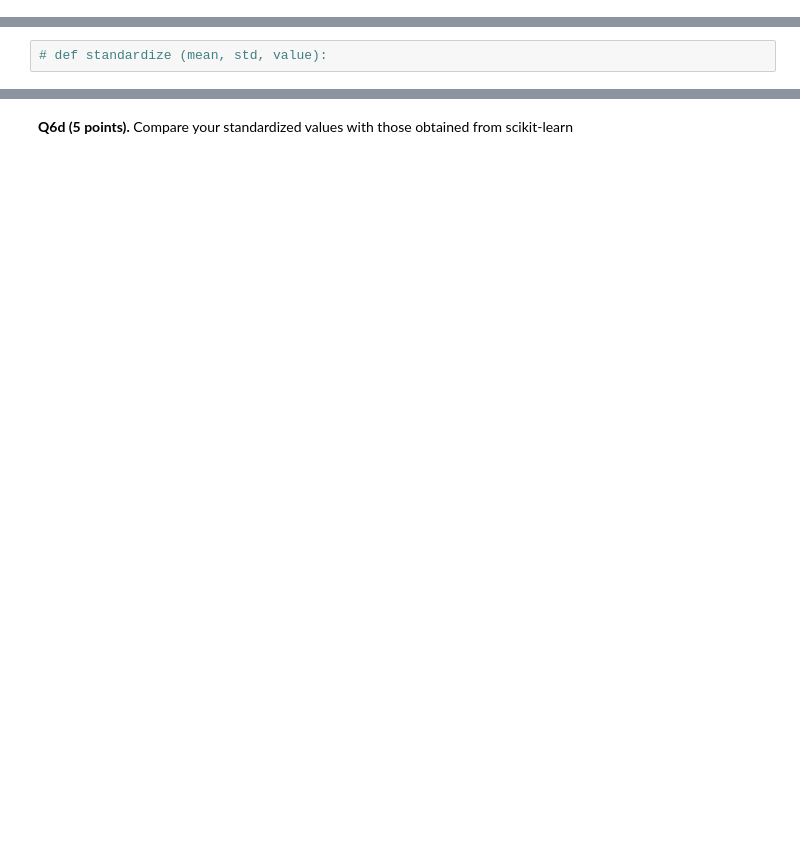
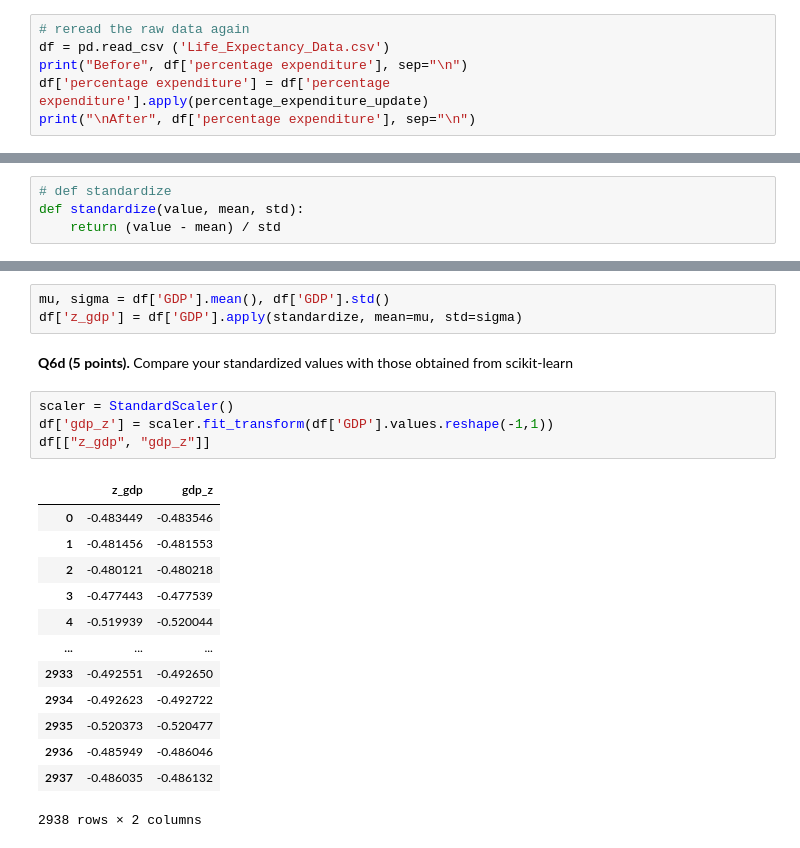
Before and after one commit to AnGe4601/DataVis-Fa26-HWK, a Jupyter notebook: HWK4/HWK4.ipynb, the cells around one changed output, grey strips where cells are left out. Saved outputs shown, nothing was run; the diff lists cells and outputs as text; blank space fills up the shorter version.

```diff
--- a/HWK4/HWK4.ipynb
+++ b/HWK4/HWK4.ipynb
@@ -486,3 +526,9 @@ def percentage_expenditure_update(balance):
 df['percentage expenditure'] = df['percentage expenditure'].apply(percentage_expenditure_update)
 # %% [markdown]
 **Q6a (5 points).** Check that the values in 'percentage expenditure' did change
+# %%
+# reread the raw data again
+df = pd.read_csv ('Life_Expectancy_Data.csv')
+print("Before", df['percentage expenditure'], sep="\n")
+df['percentage expenditure'] = df['percentage expenditure'].apply(percentage_expenditure_update)
+print("\nAfter", df['percentage expenditure'], sep="\n")
@@ -489,9 +553,32 @@ df['percentage expenditure'] = df['percentage expenditure'].apply(percentage_exp
 # %% [markdown]
 **Q6b (5 points).** Create your own function to perform standardization
 # %%
-# def standardize (mean, std, value):
+# def standardize
+def standardize(value, mean, std):
+    return (value - mean) / std
 # %% [markdown]
 **Q6c (5 points).** Apply the function standardize() to the GDP values.
 Store the results in a new column called z_gdp
+# %%
+mu, sigma = df['GDP'].mean(), df['GDP'].std()
+df['z_gdp'] = df['GDP'].apply(standardize, mean=mu, std=sigma)
 # %% [markdown]
 **Q6d (5 points).** Compare your standardized values with those obtained from scikit-learn
+# %%
+scaler = StandardScaler()
+df['gdp_z'] = scaler.fit_transform(df['GDP'].values.reshape(-1,1))
+df[["z_gdp", "gdp_z"]]
+# %% [output]
+|  | z_gdp | gdp_z |
+| 0 | -0.483449 | -0.483546 |
+| 1 | -0.481456 | -0.481553 |
+| 2 | -0.480121 | -0.480218 |
+| 3 | -0.477443 | -0.477539 |
+| 4 | -0.519939 | -0.520044 |
+| ... | ... | ... |
+| 2933 | -0.492551 | -0.492650 |
+| 2934 | -0.492623 | -0.492722 |
+| 2935 | -0.520373 | -0.520477 |
+| 2936 | -0.485949 | -0.486046 |
+| 2937 | -0.486035 | -0.486132 |
+2938 rows × 2 columns
```
Also changed, not shown: parts of 19 cells of this notebook.
